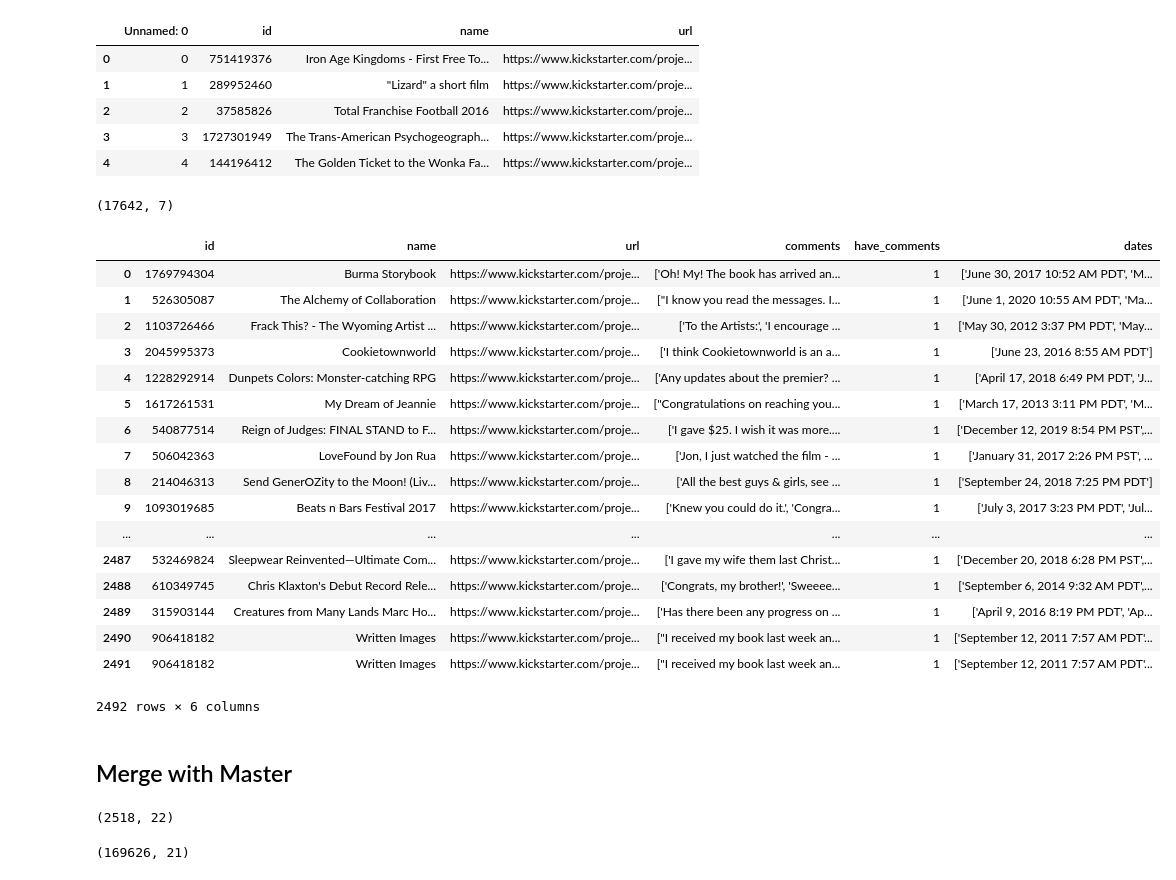
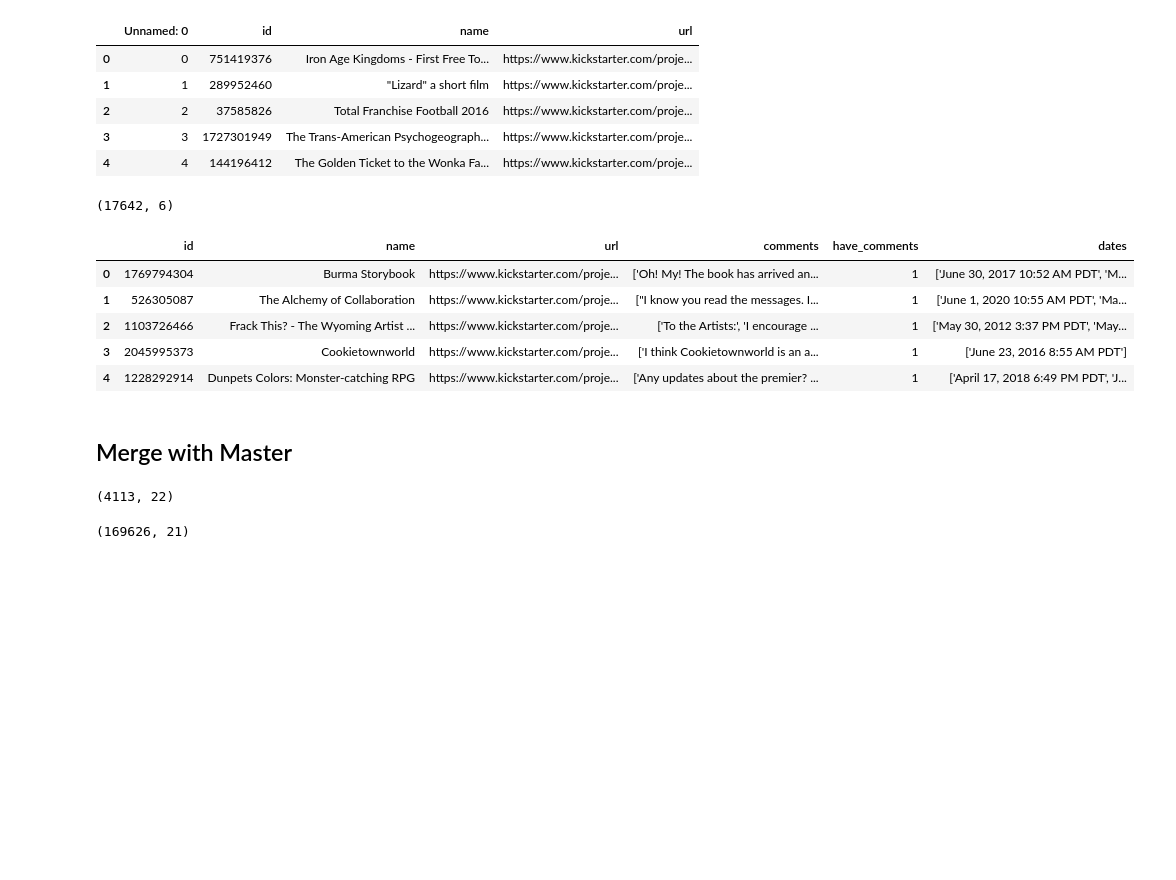
Before and after one commit to helen-tong/kickstarter, a Jupyter notebook: LSTM.ipynb, the cells around one changed output. Cells and saved outputs as stored; diff of their text form; code cells hidden in the pictures; blank space fills up the shorter version.

```diff
--- a/LSTM.ipynb
+++ b/LSTM.ipynb
@@ -57,3 +53,3 @@ def have_comments(x):
-# %%
-comments['have_comments'] = comments['comments'].map(lambda x: have_comments(x))
+# %%
+comments.drop('Unnamed: 0', axis=1, inplace=True)
 # %%
@@ -105,33 +89,21 @@ full = pd.merge(urls, comments, how='right', on= 'url', )
 # %%
 full.shape
 # %% [output]
-(17642, 7)
+(17642, 6)
 # %%
 full_with_dates = pd.merge(full, dates, on='url')
-full_with_dates.drop(columns=['Unnamed: 0_x', 'Unnamed: 0_y', 'name_y'], inplace=True)
+full_with_dates.drop(columns=['Unnamed: 0', 'name_y'], inplace=True)
 # %%
 full_with_dates.rename(columns={'name_x': 'name'}, inplace=True)
 # %%
-full_with_dates
+full_with_dates.head()
 # %% [output]
 |  | id | name | url | comments | have_comments | dates |
 | 0 | 1769794304 | Burma Storybook | https://www.kickstarter.com/proje... | ['Oh! My! The book has arrived an... | 1 | ['June 30, 2017 10:52 AM PDT', 'M... |
 | 1 | 526305087 | The Alchemy of Collaboration | https://www.kickstarter.com/proje... | ["I know you read the messages. I... | 1 | ['June 1, 2020 10:55 AM PDT', 'Ma... |
 | 2 | 1103726466 | Frack This? - The Wyoming Artist ... | https://www.kickstarter.com/proje... | ['To the Artists:', 'I encourage ... | 1 | ['May 30, 2012 3:37 PM PDT', 'May... |
 | 3 | 2045995373 | Cookietownworld | https://www.kickstarter.com/proje... | ['I think Cookietownworld is an a... | 1 | ['June 23, 2016 8:55 AM PDT'] |
 | 4 | 1228292914 | Dunpets Colors: Monster-catching RPG | https://www.kickstarter.com/proje... | ['Any updates about the premier? ... | 1 | ['April 17, 2018 6:49 PM PDT', 'J... |
-| 5 | 1617261531 | My Dream of Jeannie | https://www.kickstarter.com/proje... | ["Congratulations on reaching you... | 1 | ['March 17, 2013 3:11 PM PDT', 'M... |
-| 6 | 540877514 | Reign of Judges: FINAL STAND to F... | https://www.kickstarter.com/proje... | ['I gave $25. I wish it was more.... | 1 | ['December 12, 2019 8:54 PM PST',... |
-| 7 | 506042363 | LoveFound by Jon Rua | https://www.kickstarter.com/proje... | ['Jon, I just watched the film - ... | 1 | ['January 31, 2017 2:26 PM PST', ... |
-| 8 | 214046313 | Send GenerOZity to the Moon! (Liv... | https://www.kickstarter.com/proje... | ['All the best guys & girls, see ... | 1 | ['September 24, 2018 7:25 PM PDT'] |
-| 9 | 1093019685 | Beats n Bars Festival 2017 | https://www.kickstarter.com/proje... | ['Knew you could do it.', 'Congra... | 1 | ['July 3, 2017 3:23 PM PDT', 'Jul... |
-| ... | ... | ... | ... | ... | ... | ... |
-| 2487 | 532469824 | Sleepwear Reinvented—Ultimate Com... | https://www.kickstarter.com/proje... | ['I gave my wife them last Christ... | 1 | ['December 20, 2018 6:28 PM PST',... |
-| 2488 | 610349745 | Chris Klaxton's Debut Record Rele... | https://www.kickstarter.com/proje... | ['Congrats, my brother!', 'Sweeee... | 1 | ['September 6, 2014 9:32 AM PDT',... |
-| 2489 | 315903144 | Creatures from Many Lands Marc Ho... | https://www.kickstarter.com/proje... | ['Has there been any progress on ... | 1 | ['April 9, 2016 8:19 PM PDT', 'Ap... |
-| 2490 | 906418182 | Written Images | https://www.kickstarter.com/proje... | ["I received my book last week an... | 1 | ['September 12, 2011 7:57 AM PDT'... |
-| 2491 | 906418182 | Written Images | https://www.kickstarter.com/proje... | ["I received my book last week an... | 1 | ['September 12, 2011 7:57 AM PDT'... |
-2492 rows × 6 columns
 # %% [markdown]
 ## Merge with Master
 # %%
@@ -140,7 +112,7 @@ df = pd.merge(master, full_with_dates, on='name')
 df.drop(columns=['Unnamed: 0', 'country_name'], inplace=True)
 df.shape
 # %% [output]
-(2518, 22)
+(4113, 22)
 # %%
 # master list with outer join, with comments or no comments
 df_full = pd.merge(master, full, on='name', how='left')
```
Also changed, not shown: parts of 34 cells of this notebook.
